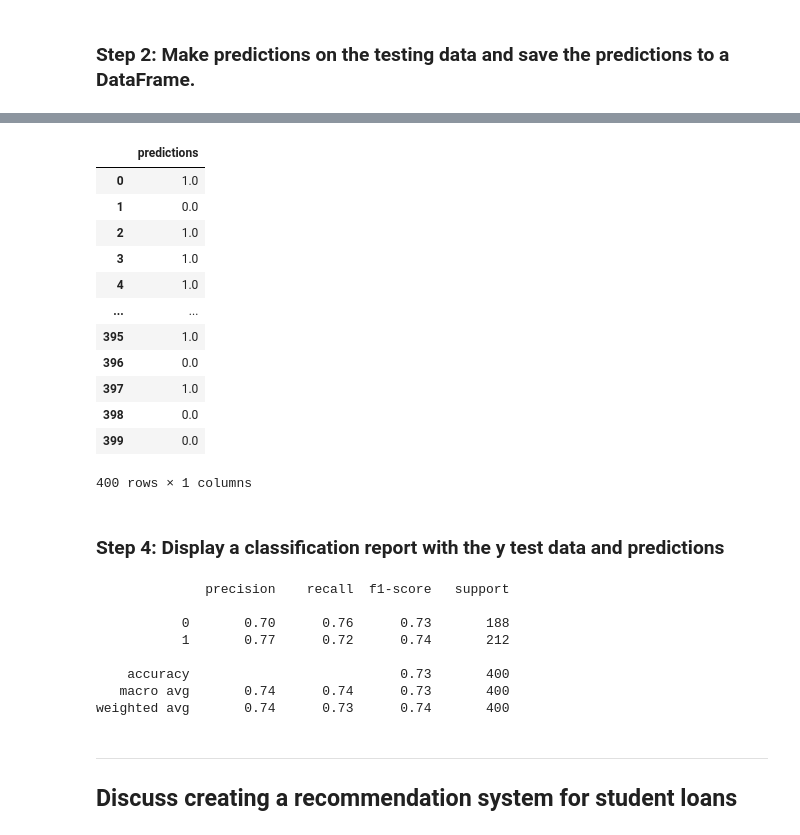
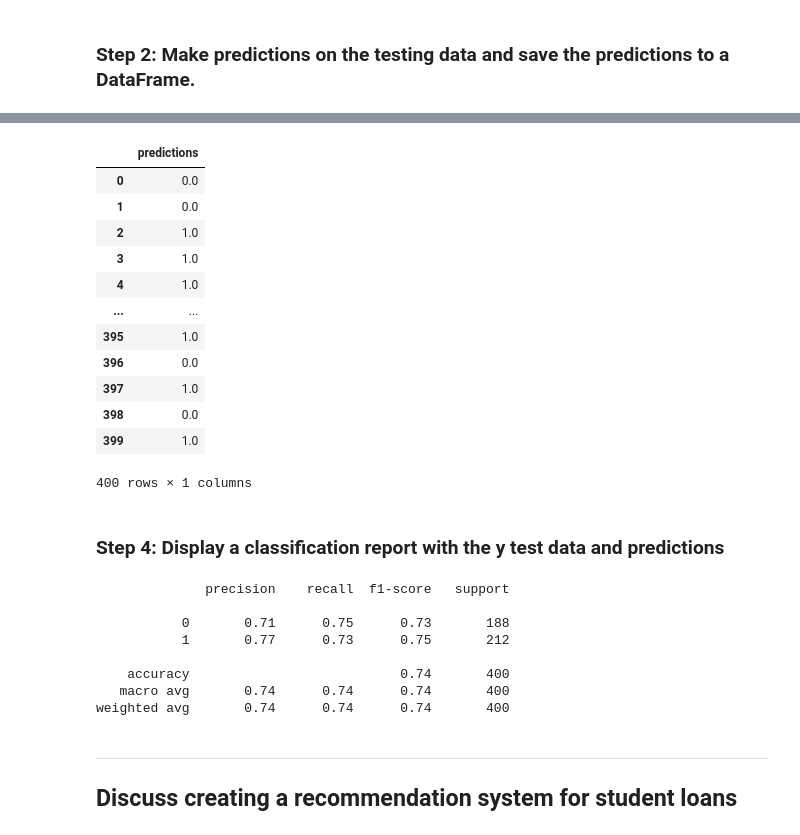
Before and after one commit to d3rp3tt3/neural-network-challenge-1, a Jupyter notebook: student_loans_with_deep_learning.ipynb, the cells around one changed output, grey strips where cells are left out. Saved outputs shown, nothing was run; the diff lists cells and outputs as text; code cells hidden in the pictures.

Commit message:
Add predictions
Signed-off-by: Jenn Allen <jenn.allen@gmail.com>

```diff
--- a/student_loans_with_deep_learning.ipynb
+++ b/student_loans_with_deep_learning.ipynb
@@ -222,7 +222,8 @@ nn_imported = tf.keras.models.load_model(file_path)
 ### Step 2: Make predictions on the testing data and save the predictions to a DataFrame.
 # %%
 # Make predictions with the test data
-
+predictions = nn_imported.predict(X_test_scaled, verbose=2)
 
 # Display a sample of the predictions
+predictions
 # %% [output]
@@ -235,8 +248,11 @@ array([[0.63573396],
 # %%
 # Save the predictions to a DataFrame and round the predictions to binary results
+df_predictions = pd.DataFrame(columns=['predictions'], data=predictions)
+df_predictions['predictions'] = round(df_predictions['predictions'],0)
+df_predictions
 # %% [output]
 |  | predictions |
-| 0 | 1.0 |
+| 0 | 0.0 |
 | 1 | 0.0 |
 | 2 | 1.0 |
 | 3 | 1.0 |
@@ -246,21 +262,23 @@ array([[0.63573396],
 | 396 | 0.0 |
 | 397 | 1.0 |
 | 398 | 0.0 |
-| 399 | 0.0 |
+| 399 | 1.0 |
 400 rows × 1 columns
 # %% [markdown]
 ### Step 4: Display a classification report with the y test data and predictions
 # %%
 # Print the classification report with the y test data and predictions
+class_report = classification_report(y_test, df_predictions['predictions'].values)
+print(class_report)
 # %% [output]
               precision    recall  f1-score   support
 
-           0       0.70      0.76      0.73       188
-           1       0.77      0.72      0.74       212
+           0       0.71      0.75      0.73       188
+           1       0.77      0.73      0.75       212
 
-    accuracy                           0.73       400
-   macro avg       0.74      0.74      0.73       400
-weighted avg       0.74      0.73      0.74       400
+    accuracy                           0.74       400
+   macro avg       0.74      0.74      0.74       400
+weighted avg       0.74      0.74      0.74       400
 # %% [markdown]
 ---
 ## Discuss creating a recommendation system for student loans
```
Also changed, not shown: parts of 1 cell of this notebook.
